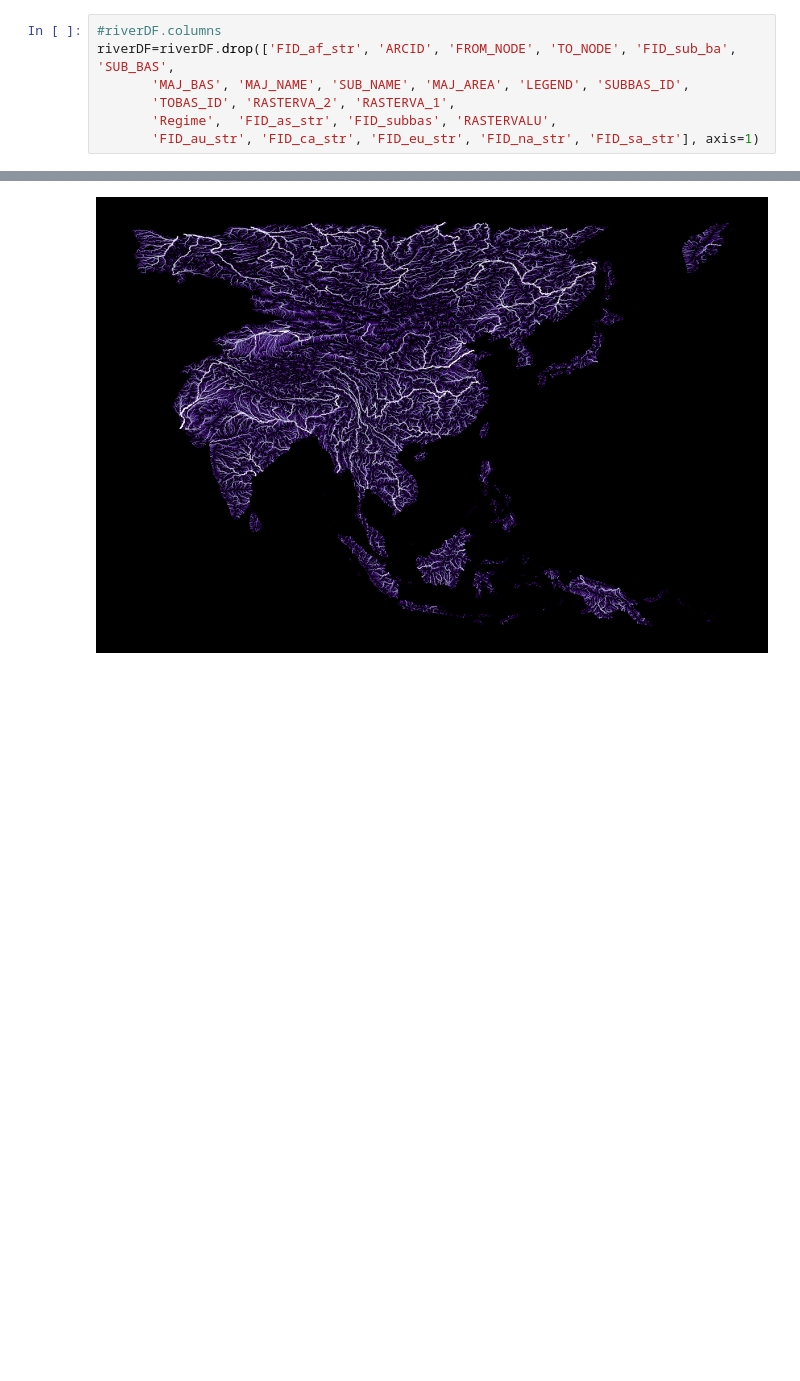
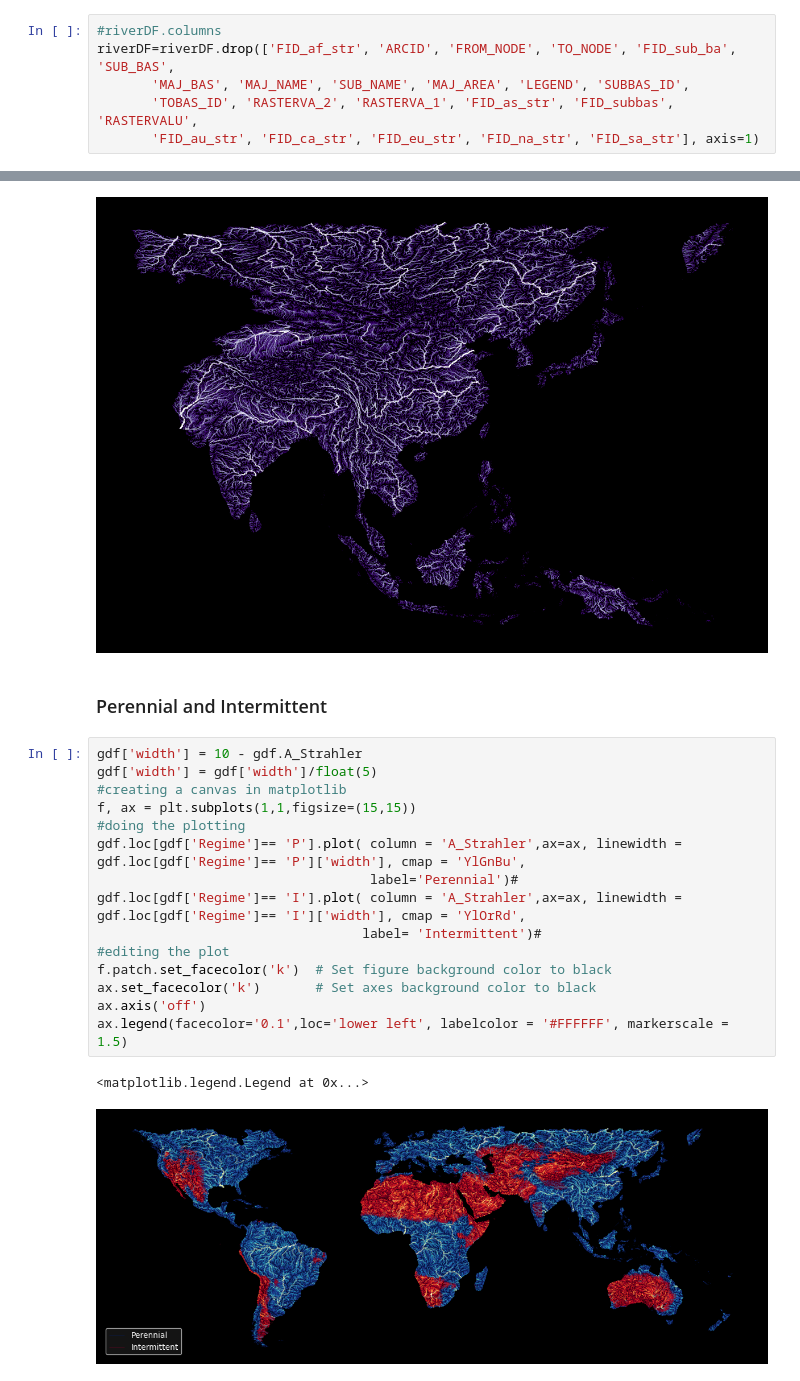
Before and after one commit to 1half/Rivers_of_the_world, a Jupyter notebook: river_map.ipynb, the cells around one changed output, grey strips where cells are left out. Saved outputs shown, nothing was run; the diff lists cells and outputs as text; blank space fills up the shorter version.

Commit message:
perennial and Intermittent

```diff
--- a/river_map.ipynb
+++ b/river_map.ipynb
@@ -59,8 +59,7 @@ Index(['FID_af_str', 'ARCID', 'FROM_NODE', 'TO_NODE', 'FID_sub_ba', 'SUB_BAS',
 #riverDF.columns
 riverDF=riverDF.drop(['FID_af_str', 'ARCID', 'FROM_NODE', 'TO_NODE', 'FID_sub_ba', 'SUB_BAS',
        'MAJ_BAS', 'MAJ_NAME', 'SUB_NAME', 'MAJ_AREA', 'LEGEND', 'SUBBAS_ID',
-       'TOBAS_ID', 'RASTERVA_2', 'RASTERVA_1',
-       'Regime',  'FID_as_str', 'FID_subbas', 'RASTERVALU',
+       'TOBAS_ID', 'RASTERVA_2', 'RASTERVA_1', 'FID_as_str', 'FID_subbas', 'RASTERVALU',
        'FID_au_str', 'FID_ca_str', 'FID_eu_str', 'FID_na_str', 'FID_sa_str'], axis=1)
 # %% [markdown]
 ### Geodataframe
@@ -111,3 +110,23 @@ River_reg = gdf.loc[gdf['Region_id']== region_id]
 plot_riverMap(River_reg,'Purples')
 # %% [output]
 [figure]
+# %% [markdown]
+### Perennial and Intermittent
+# %%
+gdf['width'] = 10 - gdf.A_Strahler
+gdf['width'] = gdf['width']/float(5)
+#creating a canvas in matplotlib
+f, ax = plt.subplots(1,1,figsize=(15,15))
+#doing the plotting
+gdf.loc[gdf['Regime']== 'P'].plot( column = 'A_Strahler',ax=ax, linewidth = gdf.loc[gdf['Regime']== 'P']['width'], cmap = 'YlGnBu',
+                                   label='Perennial')#
+gdf.loc[gdf['Regime']== 'I'].plot( column = 'A_Strahler',ax=ax, linewidth = gdf.loc[gdf['Regime']== 'I']['width'], cmap = 'YlOrRd',
+                                  label= 'Intermittent')#
+#editing the plot
+f.patch.set_facecolor('k')  # Set figure background color to black
+ax.set_facecolor('k')       # Set axes background color to black
+ax.axis('off')
+ax.legend(facecolor='0.1',loc='lower left', labelcolor = '#FFFFFF', markerscale = 1.5)
+# %% [output]
+<matplotlib.legend.Legend at 0x...>
+[figure, added]
```
